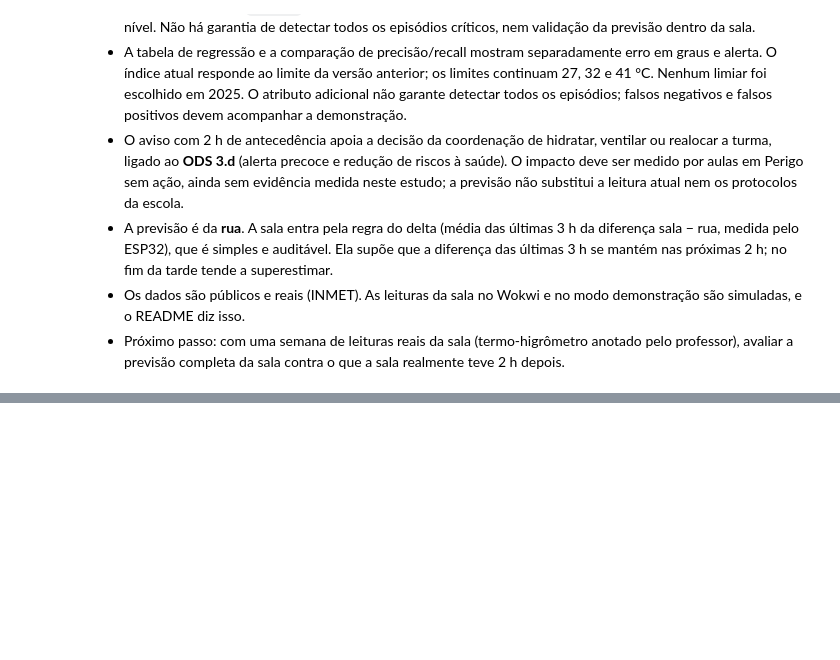
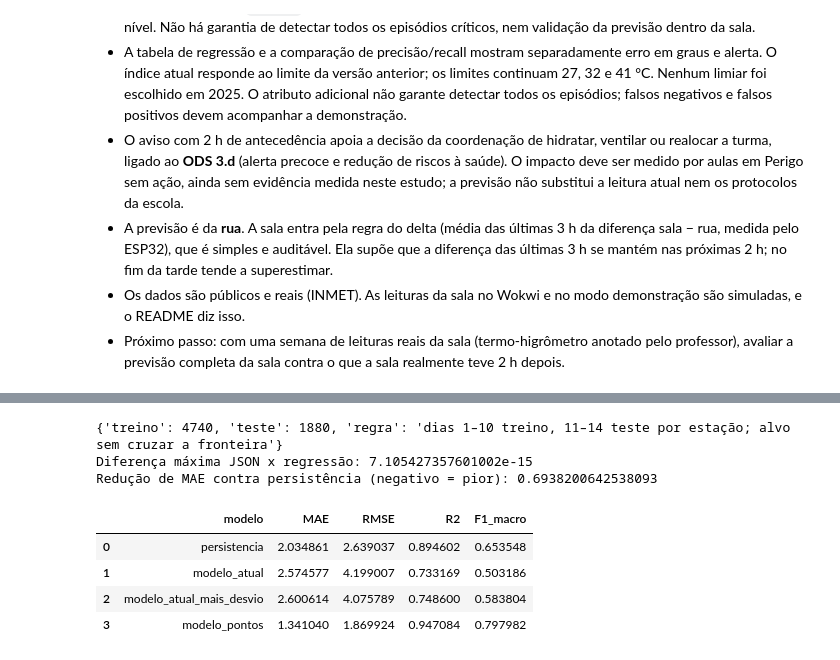
Before and after one commit to sbaecker2005/termometro-da-sala, a Jupyter notebook: ml/termometro_da_sala.ipynb, the cells around one changed output, grey strips where cells are left out. Saved outputs shown, nothing was run; the diff lists cells and outputs as text; code cells hidden in the pictures; blank space fills up the shorter version.

```diff
--- a/ml/termometro_da_sala.ipynb
+++ b/ml/termometro_da_sala.ipynb
@@ -558,0 +891,23 @@ resíduo médio: -0.032 °C | 90% dos erros entre -2.11 e 2.08 °C
+# %%
+modelo_pontos, metricas_pontos, paridade_pontos = treinar_pontos(simulados, exportado)
+exportar_modelo(modelo_pontos, PASTA / 'modelo_pontos.json')
+metricas_pontos.to_csv(PASTA / 'metricas-pontos.csv', index=False)
+print(modelo_pontos['divisao'])
+display(metricas_pontos)
+recarregado = json.loads((PASTA / 'modelo_pontos.json').read_text(encoding='utf-8'))
+erro_json = max(abs(prever_json(recarregado, r) - r['previsto'])
+                for r in paridade_pontos.to_dict('records'))
+assert erro_json < 1e-9, erro_json
+print('Diferença máxima JSON x regressão:', erro_json)
+ganho = (metricas_pontos.set_index('modelo').loc['persistencia', 'MAE'] -
+         metricas_pontos.set_index('modelo').loc['modelo_pontos', 'MAE'])
+print('Redução de MAE contra persistência (negativo = pior):', ganho)
+# %% [output]
+{'treino': 4740, 'teste': 1880, 'regra': 'dias 1–10 treino, 11–14 teste por estação; alvo sem cruzar a fronteira'}
+Diferença máxima JSON x regressão: 7.105427357601002e-15
+Redução de MAE contra persistência (negativo = pior): 0.6938200642538093
+|  | modelo | MAE | RMSE | R2 | F1_macro |
+| 0 | persistencia | 2.034861 | 2.639037 | 0.894602 | 0.653548 |
+| 1 | modelo_atual | 2.574577 | 4.199007 | 0.733169 | 0.503186 |
+| 2 | modelo_atual_mais_desvio | 2.600614 | 4.075789 | 0.748600 | 0.583804 |
+| 3 | modelo_pontos | 1.341040 | 1.869924 | 0.947084 | 0.797982 |
```
Also changed, not shown: parts of 14 cells of this notebook, 11 other files.
